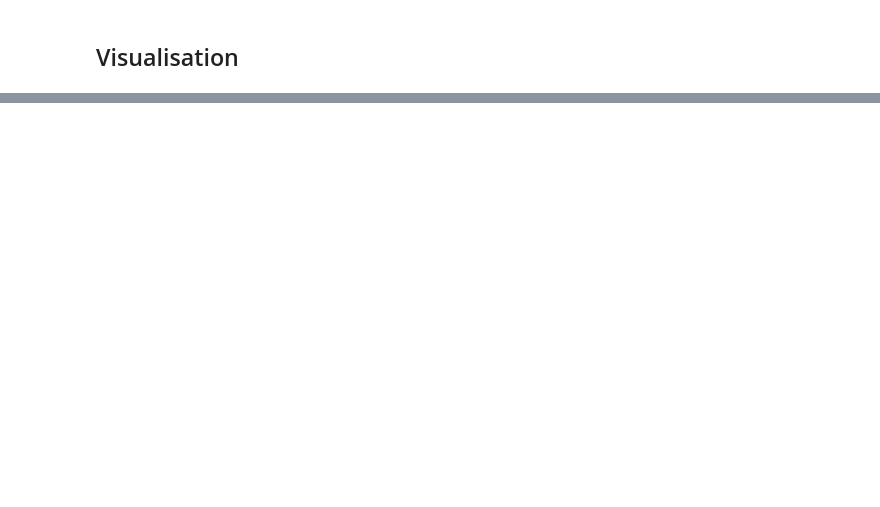
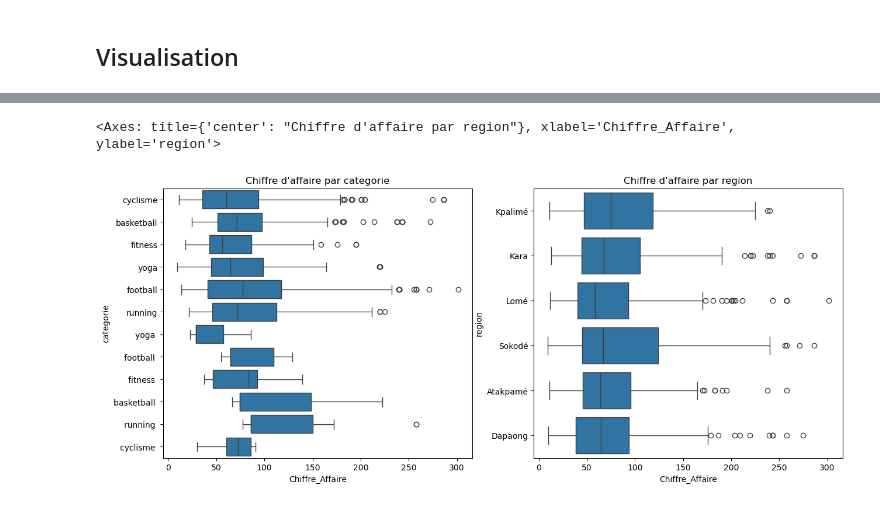
Before and after one commit to SAKPANI/Formation-Data_Science-et-Machine-Learning, a Jupyter notebook: Projets_DataScience/PROJET_E_COMMERCE/projet_ecommerce/Analyse_Donnees_E_Commerce.ipynb, the cells around one changed output, grey strips where cells are left out. Drawn from its saved outputs; the diff is of its cells as text; code cells hidden in the pictures; blank space fills up the shorter version.

```diff
--- a/Projets_DataScience/PROJET_E_COMMERCE/projet_ecommerce/Analyse_Donnees_E_Commerce.ipynb
+++ b/Projets_DataScience/PROJET_E_COMMERCE/projet_ecommerce/Analyse_Donnees_E_Commerce.ipynb
@@ -884,0 +972,11 @@ df.describe().round(2)
+# %%
+plt.figure(figsize = (15,6))
+plt.subplot(1,2,1)
+plt.title("Chiffre d'affaire par categorie")
+sns.boxplot(data=df, x = "Chiffre_Affaire", y= "categorie")
+plt.subplot(1,2,2)
+plt.title("Chiffre d'affaire par region")
+sns.boxplot(data=df, x = "Chiffre_Affaire", y= "region")
+# %% [output]
+<Axes: title={'center': "Chiffre d'affaire par region"}, xlabel='Chiffre_Affaire', ylabel='region'>
+[figure, added]
```
Also changed, not shown: parts of 21 cells of this notebook, 19 other files.
